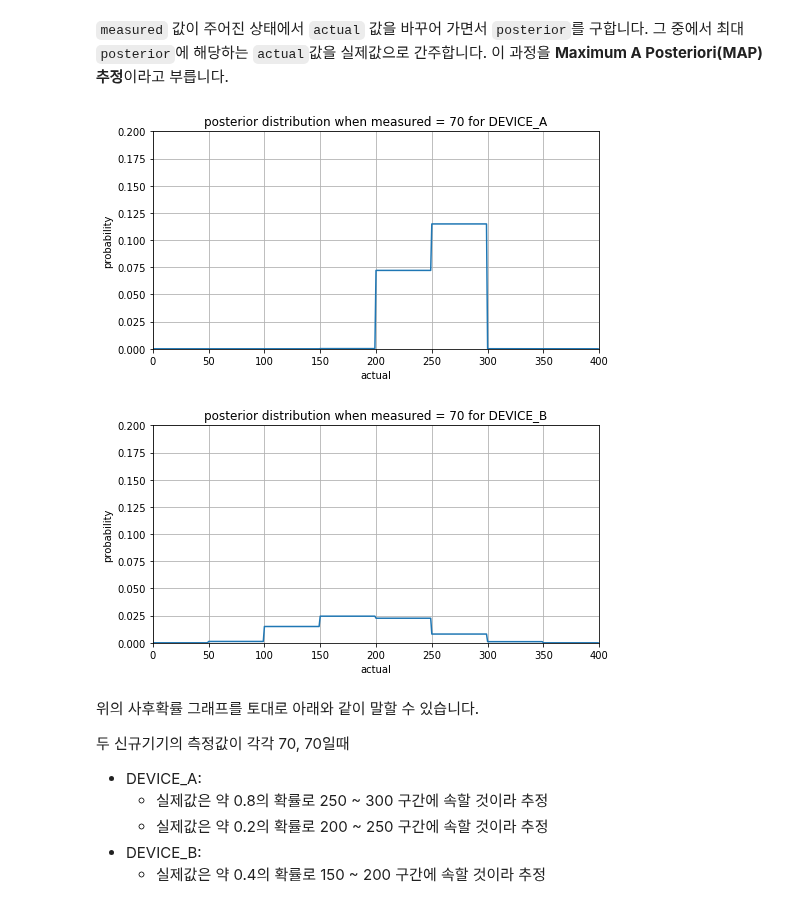
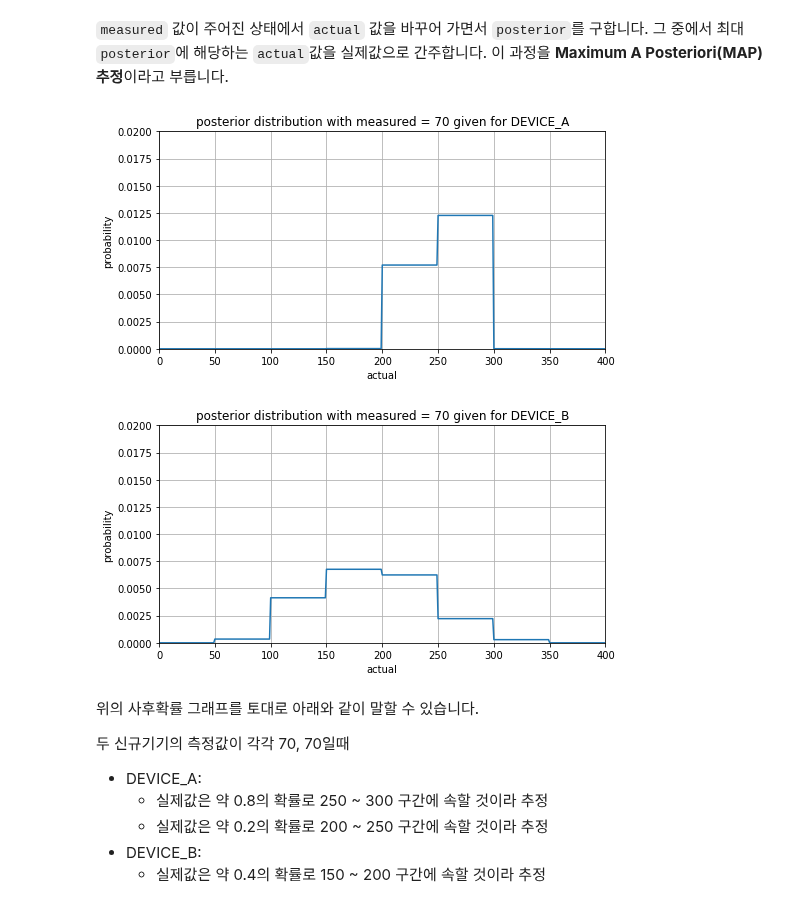
Before and after one commit to trvoid/ml-study, a Jupyter notebook: device-validation/device-validation-by-gaussian-distribution-model.ipynb, the cells around one changed output. Drawn from its saved outputs; the diff is of its cells as text; code cells hidden in the pictures.

Commit message:
Normalized posterior distribution for gaussian model.

```diff
--- a/device-validation/device-validation-by-gaussian-distribution-model.ipynb
+++ b/device-validation/device-validation-by-gaussian-distribution-model.ipynb
@@ -432,30 +438,19 @@ def get_likelihood(param_table, actual, measured):
     return likelihood
 # %% [markdown]
 실제값과 관계없이 `measured` 값을 얻을 가능성을 나타내는 **주변가능도(marginal likelihood)**는 아래와 같이 구합니다.
-# %%
-def get_marginal_likelihood(hist_table, measured):
-    total_count = 0
-    for bin_index_actual in np.arange(BINS_ACTUAL):
-        hist = hist_table[bin_index_actual]
-        total_count += np.sum(hist)
-
-    bin_index_measured = get_bin_index(BINS_MEASURED, RANGE_MEASURED, measured)
-
-    marginal_likelihood = 0
-    for bin_index_actual in np.arange(BINS_ACTUAL):
-        hist = hist_table[bin_index_actual]
-        marginal_likelihood += hist[bin_index_measured] / total_count
-
-    return marginal_likelihood
+# %%
+def get_marginal_likelihood(data_measured, measured):
+    marginal_likelihood = 1
+    return marginal_likelihood
 # %% [markdown]
 ### 믿음의 수정
 
 **새로운 증거(new evidence)**를 활용하여 **기존의 믿음(prior)**을 수정합니다. 이렇게 얻은 확률을 **사후확률 (posterior)**이라고 부릅니다.
 # %%
-def get_posterior(hist_table, param_table, actual, measured):
+def get_posterior(data_measured, param_table, actual, measured):
     prior = get_prior(actual)
     likelihood = get_likelihood(param_table, actual, measured)
-    marginal_likelihood = get_marginal_likelihood(hist_table, measured)
+    marginal_likelihood = get_marginal_likelihood(data_measured, measured)
     if marginal_likelihood == 0:
         posterior = 0
     else:
@@ -464,33 +459,36 @@ def get_posterior(hist_table, param_table, actual, measured):
 # %% [markdown]
 `measured` 값이 주어진 상태에서 `actual` 값을 바꾸어 가면서 `posterior`를 구합니다. 그 중에서 최대 `posterior`에 해당하는 `actual`값을 실제값으로 간주합니다. 이 과정을 **Maximum A Posteriori(MAP) 추정**이라고 부릅니다.
 # %%
-def plot_posterior_distribution(hist_table, param_table, measured, title):
+def plot_posterior_distribution(data_measured, param_table, measured, title):
     actual_arr = np.linspace(RANGE_ACTUAL[0], RANGE_ACTUAL[1], 400, endpoint = False)
     posterior_arr = []
 
     for actual in actual_arr:
-        posterior = get_posterior(hist_table, param_table, actual, measured)
+        posterior = get_posterior(data_measured, param_table, actual, measured)
         posterior_arr.append(posterior)
+
+    normalization_factor = np.sum(posterior_arr)
+    posterior_arr = posterior_arr / normalization_factor
 
     plt.figure(figsize = (8, 4))
 
     plt.plot(actual_arr, posterior_arr)
     plt.grid(True)
     plt.xlim(RANGE_ACTUAL[0], RANGE_ACTUAL[1])
-    plt.ylim(0, 0.2)
+    plt.ylim(0, 0.02)
     plt.xlabel('actual')
     plt.ylabel('probability')
     plt.title(title)
 
     plt.show()
 # %%
-title_a = f'posterior distribution when measured = {measured_a} for DEVICE_A'
-title_b = f'posterior distribution when measured = {measured_b} for DEVICE_B'
-plot_posterior_distribution(hist_table_a, param_table_a, measured_a, title_a)
-plot_posterior_distribution(hist_table_b, param_table_b, measured_b, title_b)
+title_a = f'posterior distribution with measured = {measured_a} given for DEVICE_A'
+title_b = f'posterior distribution with measured = {measured_b} given for DEVICE_B'
+plot_posterior_distribution(data_measured_a, param_table_a, measured_a, title_a)
+plot_posterior_distribution(data_measured_b, param_table_b, measured_b, title_b)
 # %% [output]
-[figure, old version]
+[figure, new version]
-[figure, old version]
+[figure, new version]
 # %% [markdown]
 위의 사후확률 그래프를 토대로 아래와 같이 말할 수 있습니다.
 
```
Also changed, not shown: parts of 3 cells of this notebook, 1 other file.
